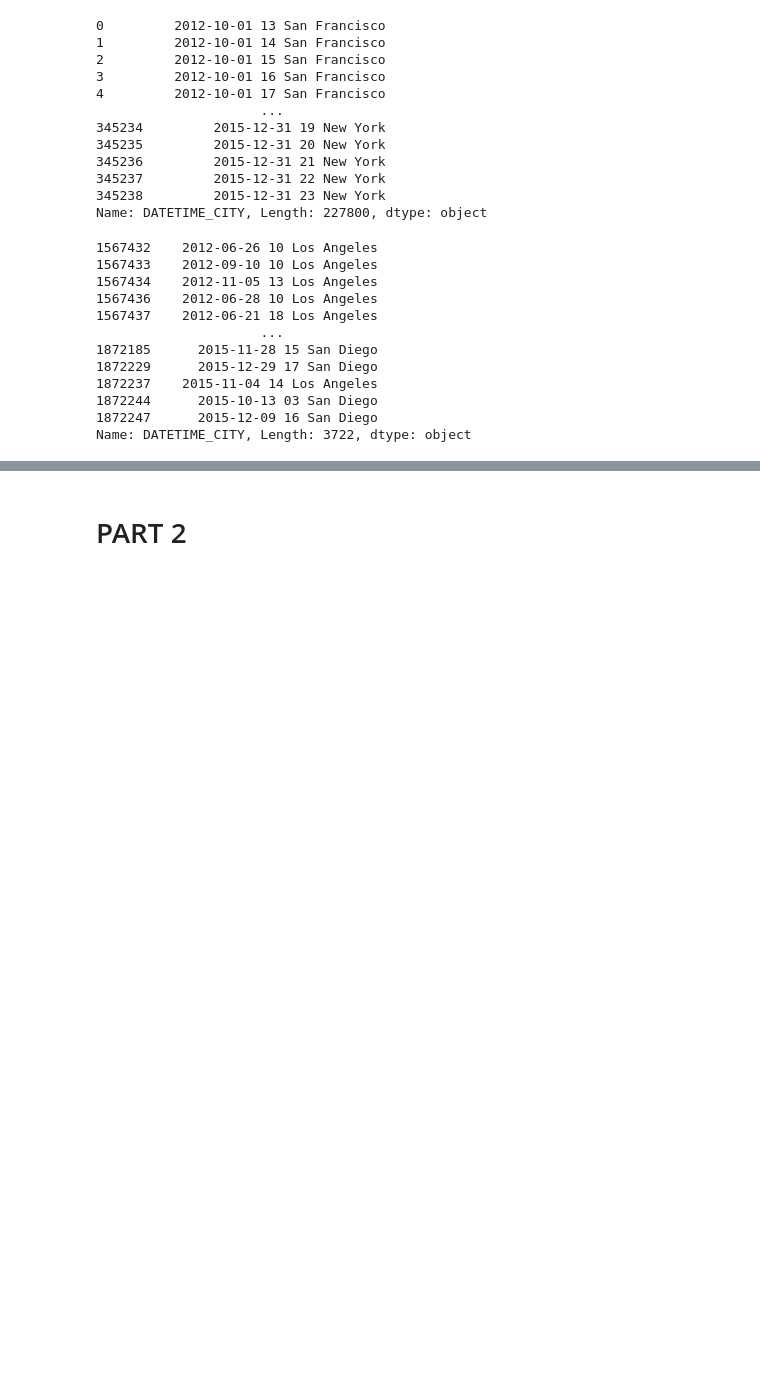
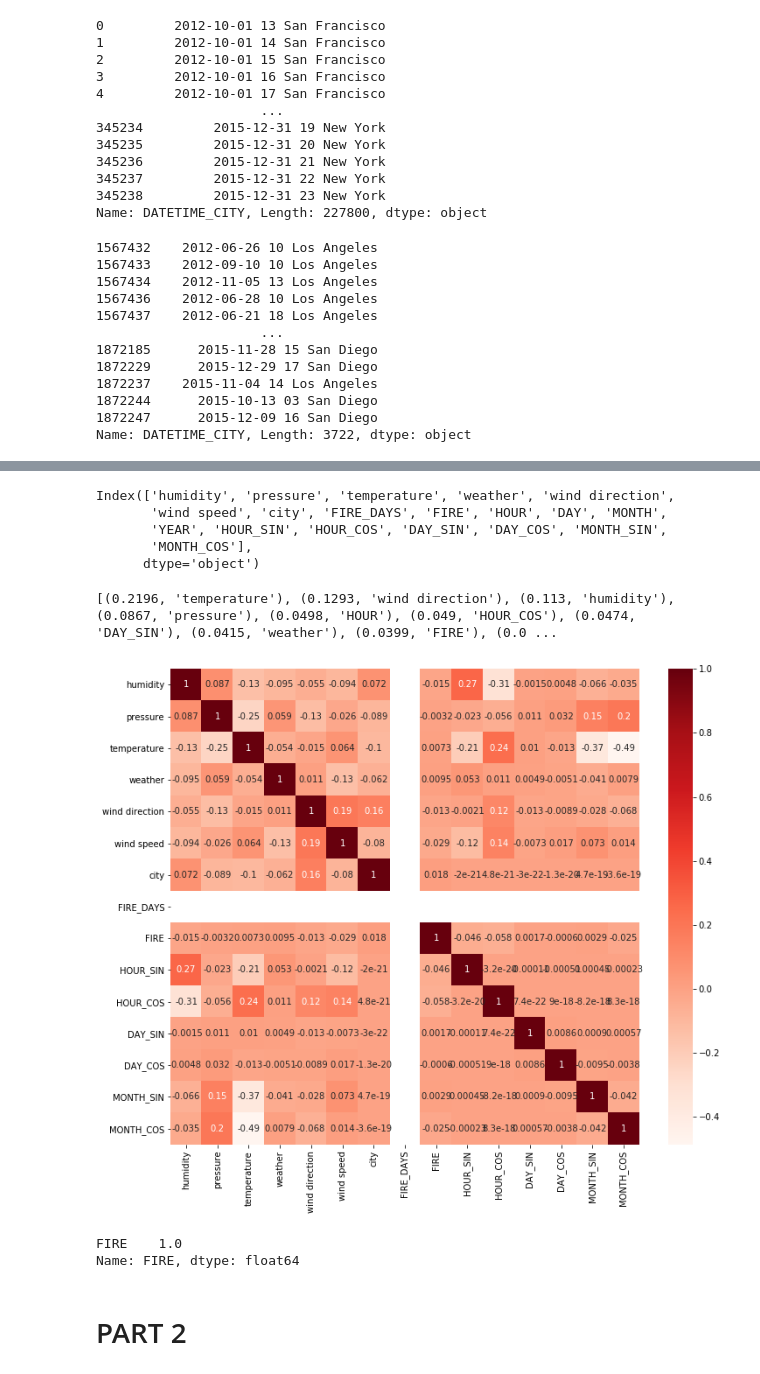
Before and after one commit to Cakhavan/FireWeatherKaggleAnalysis, a Jupyter notebook: final.ipynb, the cells around one changed output, grey strips where cells are left out. Drawn from its saved outputs; the diff is of its cells as text; code cells hidden in the pictures; blank space fills up the shorter version.

```diff
--- a/final.ipynb
+++ b/final.ipynb
@@ -271,3 +311,9 @@ humidity  pressure  temperature               weather  wind direction  \
+# %%
+# Convert df_weather data back into pandas dataframe
+df_weatherdata = pd.DataFrame(df_weatherdata,columns=['humidity', 'pressure', 'temperature', 'weather',
+                                                      'wind direction', 'wind speed', 'city'])
+# %%
+df_weatherdata = pd.concat([df_weatherdata.reset_index(drop=True),df_holder.reset_index(drop=True)], axis=1)
 # %%
 df_weatherdata['HOUR'] = df_weatherdata['DATETIME'].str[11:]
 df_weatherdata['DAY'] = df_weatherdata['DATETIME'].str[8:10]
@@ -276,3 +341,58 @@ df_weatherdata['YEAR'] = df_weatherdata['DATETIME'].str[0:4]
+# %%
+# Encode DATETIME in a way that preserves its cyclical nature
+df_weatherdata['HOUR_SIN'] = np.sin(df_weatherdata['HOUR'].astype(float)*(2.*np.pi/24))
+df_weatherdata['HOUR_COS'] = np.cos(df_weatherdata['HOUR'].astype(float)*(2.*np.pi/24))
+df_weatherdata['DAY_SIN'] = np.sin(df_weatherdata['DAY'].astype(float)*(2.*np.pi/30))
+df_weatherdata['DAY_COS'] = np.cos(df_weatherdata['DAY'].astype(float)*(2.*np.pi/30))
+df_weatherdata['MONTH_SIN'] = np.sin(df_weatherdata['MONTH'].astype(float)*(2.*np.pi/12))
+df_weatherdata['MONTH_COS'] = np.cos(df_weatherdata['MONTH'].astype(float)*(2.*np.pi/12))
+# %%
+df_weatherdata.columns
+# %% [output]
+Index(['humidity', 'pressure', 'temperature', 'weather', 'wind direction',
+       'wind speed', 'city', 'FIRE_DAYS', 'FIRE', 'HOUR', 'DAY', 'MONTH',
+       'YEAR', 'HOUR_SIN', 'HOUR_COS', 'DAY_SIN', 'DAY_COS', 'MONTH_SIN',
+       'MONTH_COS'],
+      dtype='object')
+# %%
+# Feature Importance functions
+
+from sklearn.ensemble import RandomForestRegressor # feature importance
+
+# Function for Random Forest Feature Importance
+def rf_feature_importance(dataFrame):
+    names = dataFrame.columns
+    df_copy = dataFrame.copy()
+    Y = df_copy.pop('FIRE')
+    X = df_copy
+
+    rf = RandomForestRegressor()
+    rf.fit(X, Y)
+
+    print(sorted(zip(map(lambda x: round(x, 4), rf.feature_importances_), names), reverse=True))
+
+# Function to calculate Pearson correlation heatmap
+def pearson_feature_importance(dataFrame, threshold):
+    plt.figure(figsize=(12,10))
+    cor = dataFrame.corr()
+    sns.heatmap(cor, annot=True, cmap=plt.cm.Reds)
+    plt.show()
+
+    cor_target = abs(cor['FIRE'])
+    relevant_features = cor_target[cor_target > threshold]
+    print(relevant_features)
+# %%
+# Random Forest
+rf_feature_importance(df_weatherdata)
+# %% [output]
+[(0.2196, 'temperature'), (0.1293, 'wind direction'), (0.113, 'humidity'), (0.0867, 'pressure'), (0.0498, 'HOUR'), (0.049, 'HOUR_COS'), (0.0474, 'DAY_SIN'), (0.0415, 'weather'), (0.0399, 'FIRE'), (0.0 ...
+# %%
+# Pearson Correlation
+pearson_feature_importance(df_weatherdata, threshold=0.2)
+# %% [output]
+[figure, added]
+FIRE    1.0
+Name: FIRE, dtype: float64
 # %% [markdown]
 # PART 2
 # %%
```
Also changed, not shown: parts of 44 cells of this notebook.
